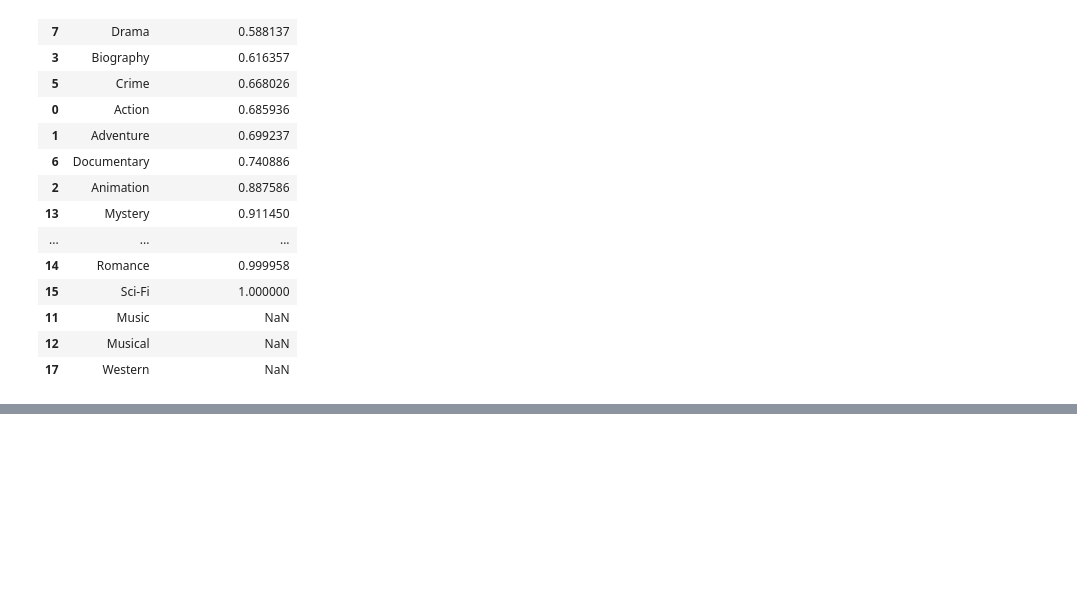
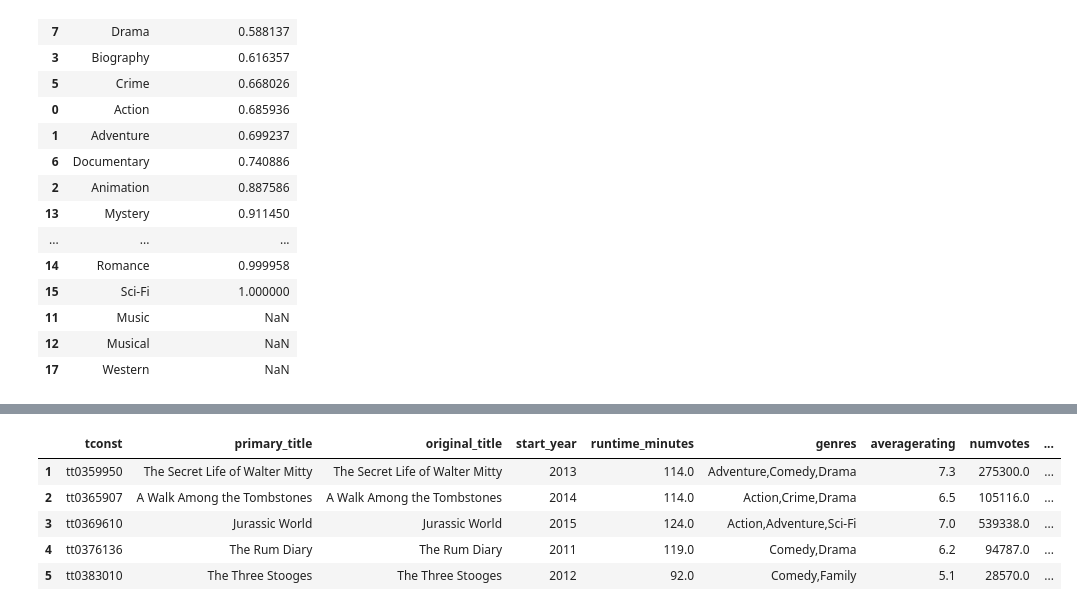
Before and after one commit to Pballer/mod-1-project, a Jupyter notebook: data_exploration/join_imdb_with_revenue.ipynb, the cells around one changed output, grey strips where cells are left out. Saved outputs shown, nothing was run; the diff lists cells and outputs as text; code cells hidden in the pictures; blank space fills up the shorter version.

```diff
--- a/data_exploration/join_imdb_with_revenue.ipynb
+++ b/data_exploration/join_imdb_with_revenue.ipynb
@@ -175,5 +177,3 @@ imdb_tn_original_title = pd.merge(
 imdb_tn_all = pd.concat([imdb_tn_primary_title, imdb_tn_original_title])
 # %%
 imdb_tn_all.drop_duplicates(inplace=True)
-# %%
-imdb_tn_all['main_genre'] = imdb_tn_all.genres.str.split(',', expand=True)[0].astype('category')
@@ -246,3 +240,18 @@ sns.pairplot(
 # %% [output]
 [interactive output not drawn]
 [interactive output not drawn]
+# %%
+imdb_tn_current = imdb_tn_all.loc[imdb_tn_all.start_year < 2020].copy()
+# %%
+imdb_tn_current = imdb_tn_current.loc[(imdb_tn_current.domestic_gross != 0) & (imdb_tn_current.worldwide_gross != 0)]
+# %%
+imdb_tn_current.dropna(subset=['genres'], inplace=True)
+# %%
+imdb_tn_current.head()
+# %% [output]
+|  | tconst | primary_title | original_title | start_year | runtime_minutes | genres | averagerating | numvotes | ... |
+| 1 | tt0359950 | The Secret Life of Walter Mitty | The Secret Life of Walter Mitty | 2013 | 114.0 | Adventure,Comedy,Drama | 7.3 | 275300.0 | ... |
+| 2 | tt0365907 | A Walk Among the Tombstones | A Walk Among the Tombstones | 2014 | 114.0 | Action,Crime,Drama | 6.5 | 105116.0 | ... |
+| 3 | tt0369610 | Jurassic World | Jurassic World | 2015 | 124.0 | Action,Adventure,Sci-Fi | 7.0 | 539338.0 | ... |
+| 4 | tt0376136 | The Rum Diary | The Rum Diary | 2011 | 119.0 | Comedy,Drama | 6.2 | 94787.0 | ... |
+| 5 | tt0383010 | The Three Stooges | The Three Stooges | 2012 | 92.0 | Comedy,Family | 5.1 | 28570.0 | ... |
```
Also changed, not shown: parts of 15 cells of this notebook.
